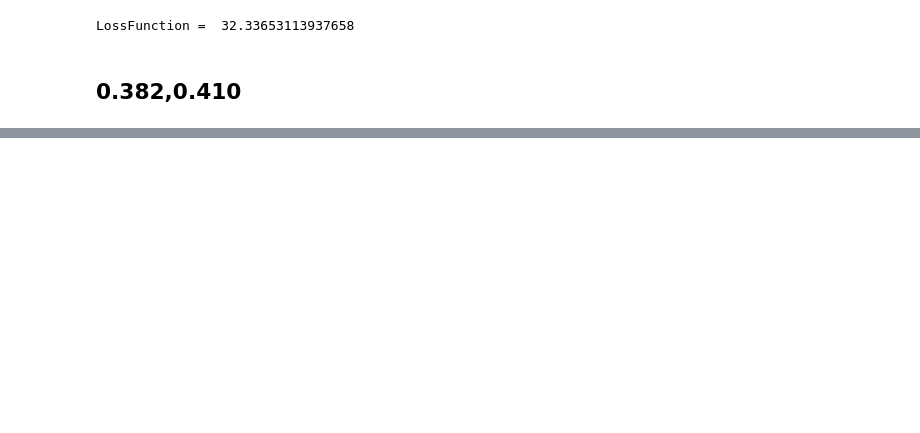
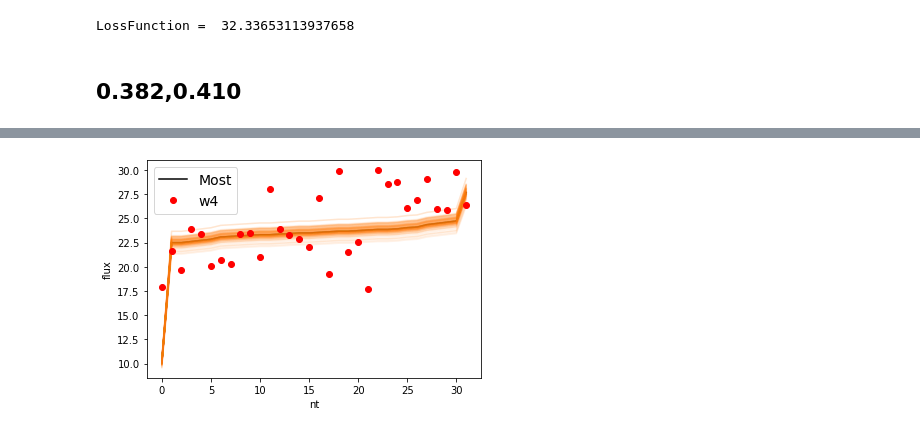
Before and after one commit to AstroHHQ/learngit, a Jupyter notebook: JPLdata/MCMC_Cpp_2010co1.ipynb, the cells around one changed output, grey strips where cells are left out. Cells and saved outputs as stored; diff of their text form; code cells hidden in the pictures; blank space fills up the shorter version.

```diff
--- a/JPLdata/MCMC_Cpp_2010co1.ipynb
+++ b/JPLdata/MCMC_Cpp_2010co1.ipynb
@@ -461,0 +446,15 @@ loss =  1.8924497264339117
+# %%
+plt.plot(nt[0:half], yt[half:leni],"k", label="Most")
+
+inds = np.random.randint(len(flat_samples), size=100)
+for ind in inds:
+    sample = flat_samples[ind]
+    #print(ind,':',sample)
+    plotmodel = Model_neatm_ohhq(sample,x,lamdai)
+    plt.plot(nt[0:half], plotmodel[half:leni], "C1", alpha=0.1)
+plt.plot(nt[0:half],y[half:leni],'ro',label = 'w4')
+plt.legend(fontsize=14)
+plt.xlabel("nt")
+plt.ylabel("flux");
+# %% [output]
+[figure, added]
```
Also changed, not shown: parts of 7 cells of this notebook, 42 other files.
